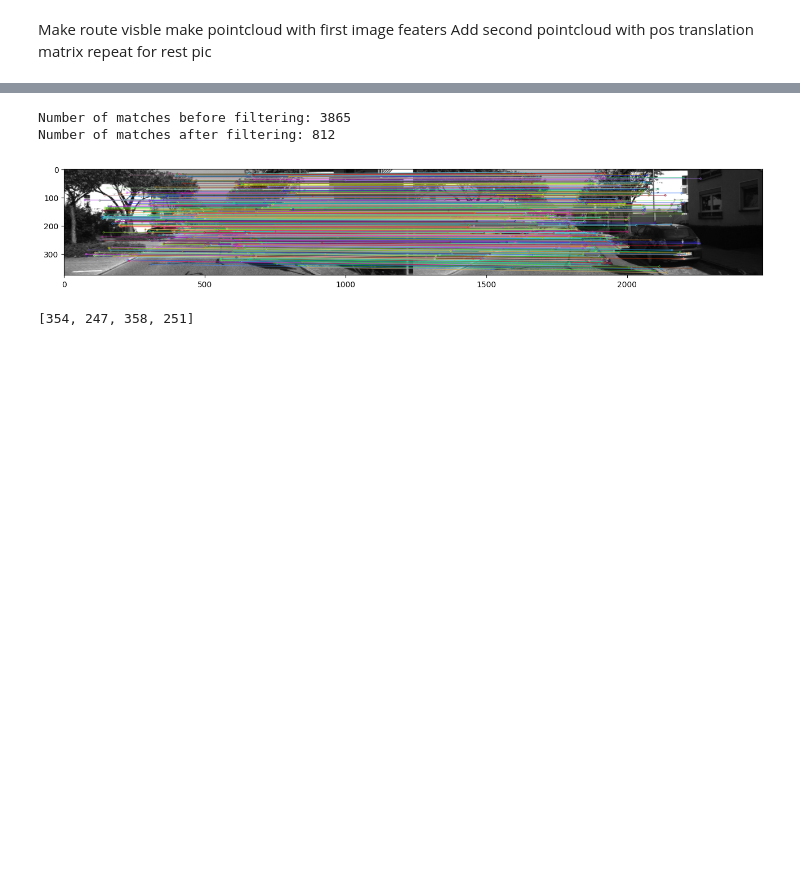
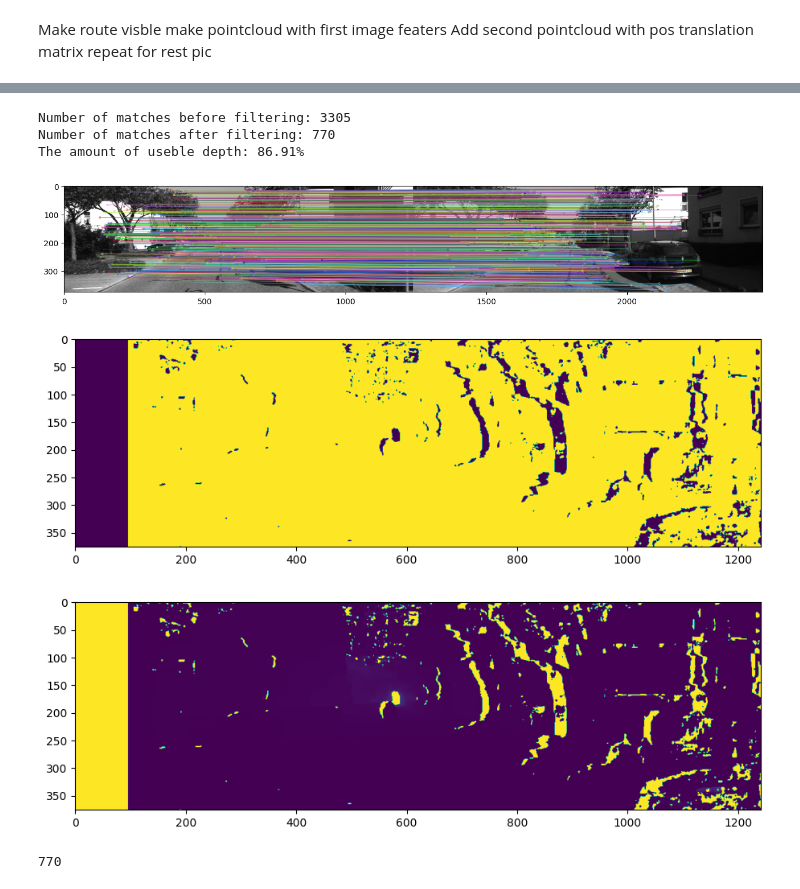
Before and after one commit to Jorin-Post/KITTI_visual_odometry, a Jupyter notebook: KITTI_visual_odometry/Odometry.ipynb, the cells around one changed output, grey strips where cells are left out. Cells and saved outputs as stored; diff of their text form; code cells hidden in the pictures; blank space fills up the shorter version.

```diff
--- a/KITTI_visual_odometry/Odometry.ipynb
+++ b/KITTI_visual_odometry/Odometry.ipynb
@@ -322,10 +333,10 @@ startfull = datetime.datetime.now()
 filter_match_distance=0.45
 detector='sift'
 matching='FLANN'
-stereo_matcher='bm'
+stereo_matcher='sgbm' #bm
 depth_type = 'stereo'
 mask=mask
-subset = 500
+subset = 10
 lidar = False
 plot = False
 
@@ -444,4 +455,5 @@ endfull = datetime.datetime.now()
 print(f'Time to run {num_frames} frames: {endfull-startfull}'),
 if plot:
     plt.close()
+depth[:5,:5]
 # %% [output]
@@ -472,23 +489,48 @@ ax.view_init(elev=-20, azim=270)
 # %%
-kp1,des1 = extract_features(D1.first_image_left,detector='sift',mask=None)
-kp2,des2 = extract_features(D1.second_image_left,detector='sift',mask=None)
+Dis = Left_Dismap(image_left, image_right, matcher=stereo_matcher)
+depth, mask = calc_depth_map(D1,Dis,D1.initC2k,D1.intitC2t,D1.intitC3t)
+mask[np.where(depth > 3000)] = 0
+
+kp1,des1 = extract_features(D1.first_image_left,detector='sift',mask=mask)
+kp2,des2 = extract_features(D1.second_image_left,detector='sift',mask=mask)
 matches = match_features(des1, des2, matching='BF', detector='sift', sort=True)
 print('Number of matches before filtering:', len(matches))
 matches = filter_matches_distance(matches, 0.45)
 print('Number of matches after filtering:', len(matches))
-#visualize_matches(D1.first_image_left, kp1, D1.second_image_left, kp2, matches)
-i = 10
+visualize_matches(D1.first_image_left, kp1, D1.second_image_left, kp2, matches)
+
+
+
+plt.figure(figsize=(11,7))
+plt.imshow(mask);
+plt.figure(figsize=(11,7))
+plt.imshow(depth);
+print(f"The amount of useble depth: {round(100-len(np.where(depth>3000)[0])/(D1.imheight*D1.imwidth)*100,2)}%")
 # %% [output]
-Number of matches before filtering: 3865
-Number of matches after filtering: 812
+Number of matches before filtering: 3305
+Number of matches after filtering: 770
+The amount of useble depth: 86.91%
-[figure, old version]
+[figure, new version]
+[figure, added]
+[figure, added]
 # %%
-i = 10
-X = round(kp1[matches[i].queryIdx].pt[0])
-Y = round(kp1[matches[i].queryIdx].pt[1])
-Z = 0
-neighborhood = [X - round(kp1[matches[i].queryIdx].size/2),Y - round(kp1[matches[i].queryIdx].size/2), X + round(kp1[matches[i].queryIdx].size/2),Y + round(kp1[matches[i].queryIdx].size/2)]
-#find neighborhood in first pic
-neighborhood
+tm = 9
+fx = D1.initC2k[0,0]
+fy = D1.initC2k[1,1]
+cx = D1.initC2k[0,2]
+cy = D1.initC2k[1,2]
+p = np.zeros(3)
+for i in range(len(matches)):
+    u = round(kp1[matches[i].queryIdx].pt[0]) # u = x in pixel matrix
+    v = round(kp1[matches[i].queryIdx].pt[1]) # v = y in pixel matrix
+    N = round(kp1[matches[i].queryIdx].size)
+    neighborhood = [v - round(kp1[matches[i].queryIdx].size/2),u - round(kp1[matches[i].queryIdx].size/2), v + round(kp1[matches[i].queryIdx].size/2),u + round(kp1[matches[i].queryIdx].size/2)]
+    Z = np.mean(depth[neighborhood[0]:neighborhood[2],neighborhood[1]:neighborhood[3]])
+    X = (u - cx) * Z / fx
+    Y = (v - cy) * Z / fy
+    p = np.vstack((p, [X,Y,Z]))
+    #print(u,v,N,Z, X, Y)
+p = p[1:]
+len(p)
 # %% [output]
-[354, 247, 358, 251]
+770
```
Also changed, not shown: parts of 4 cells of this notebook.
